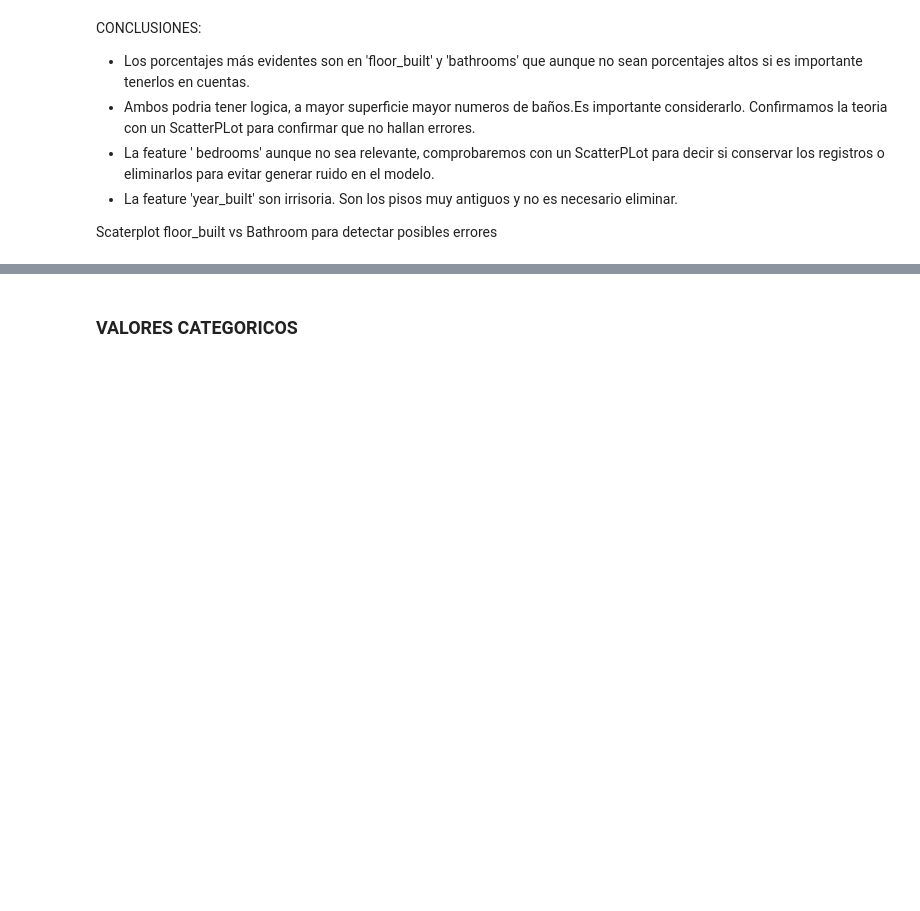
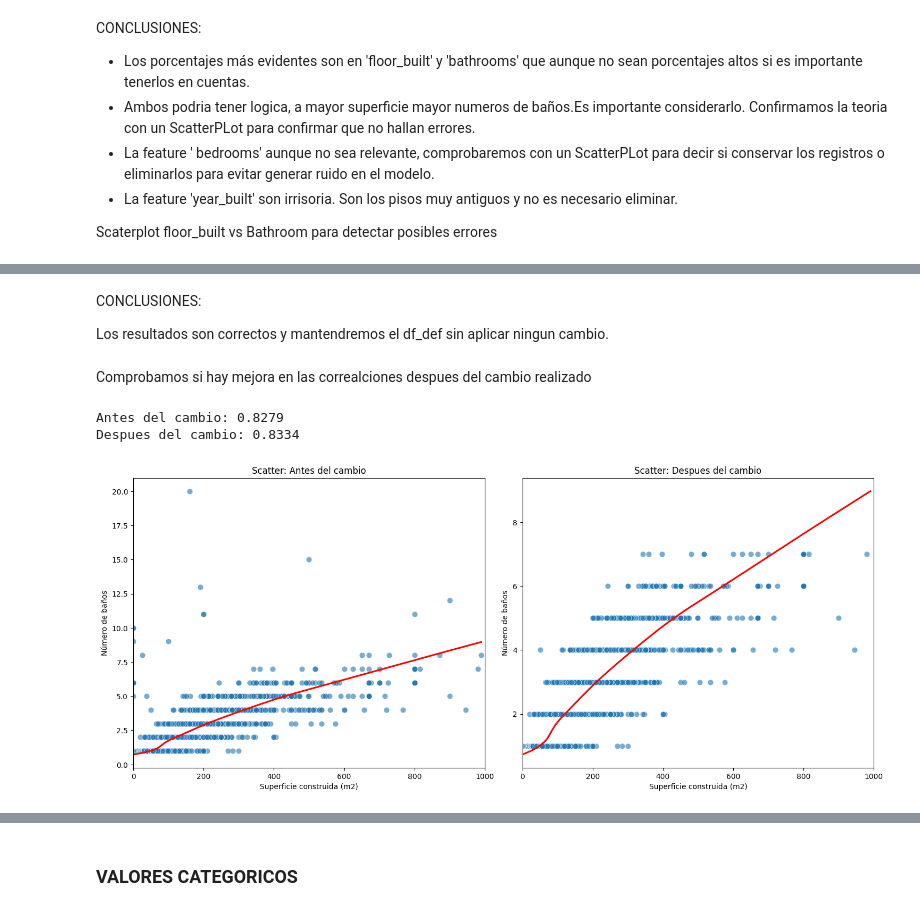
Before and after one commit to MarcoCasSir/LaboratorioDataScience, a Jupyter notebook: hito2/entrega2.ipynb, the cells around one changed output, grey strips where cells are left out. Drawn from its saved outputs; the diff is of its cells as text; code cells hidden in the pictures; blank space fills up the shorter version.

```diff
--- a/hito2/entrega2.ipynb
+++ b/hito2/entrega2.ipynb
@@ -550,0 +609,38 @@ Después de reemplazar por mediana (ejemplo):
+# %% [markdown]
+CONCLUSIONES:
+
+Los resultados son correctos y mantendremos el df_def sin aplicar ningun cambio.
+# %% [markdown]
+Comprobamos si hay mejora en las correalciones despues del cambio realizado
+# %%
+# Correlación entre dos variables específicas
+correlacion = df_new['floor_built'].corr(df['bathrooms'], method='spearman')
+
+correlacion_new = df_def['floor_built'].corr(df_def['bathrooms'], method='spearman')
+print(f"Antes del cambio: {correlacion:.4f}")
+print(f"Despues del cambio: {correlacion_new:.4f}")
+# %% [output]
+Antes del cambio: 0.8279
+Despues del cambio: 0.8334
+# %%
+plt.figure(figsize=[15,12])
+
+plt.subplot(2,2,1)
+sns.scatterplot(data=df_new, x='floor_built', y='bathrooms', alpha=0.6, edgecolor='w', s=60)
+sns.regplot(data=df_new, x='floor_built', y='bathrooms', scatter=False, color='red', lowess=True)
+plt.xlim(0, 1000)  # opcional: ajustar según rango
+plt.title('Scatter: Antes del cambio')
+plt.xlabel('Superficie construida (m2)')
+plt.ylabel('Número de baños')
+
+plt.subplot(2,2,2)
+sns.scatterplot(data=df_def, x='floor_built', y='bathrooms', alpha=0.6, edgecolor='w', s=60)
+sns.regplot(data=df_new, x='floor_built', y='bathrooms', scatter=False, color='red', lowess=True)
+plt.xlim(0, 1000)  # opcional: ajustar según rango
+plt.title('Scatter: Despues del cambio')
+plt.xlabel('Superficie construida (m2)')
+plt.ylabel('Número de baños')
+plt.tight_layout()
+plt.show()
+# %% [output]
+[figure, added]
```
Also changed, not shown: parts of 39 cells of this notebook.
